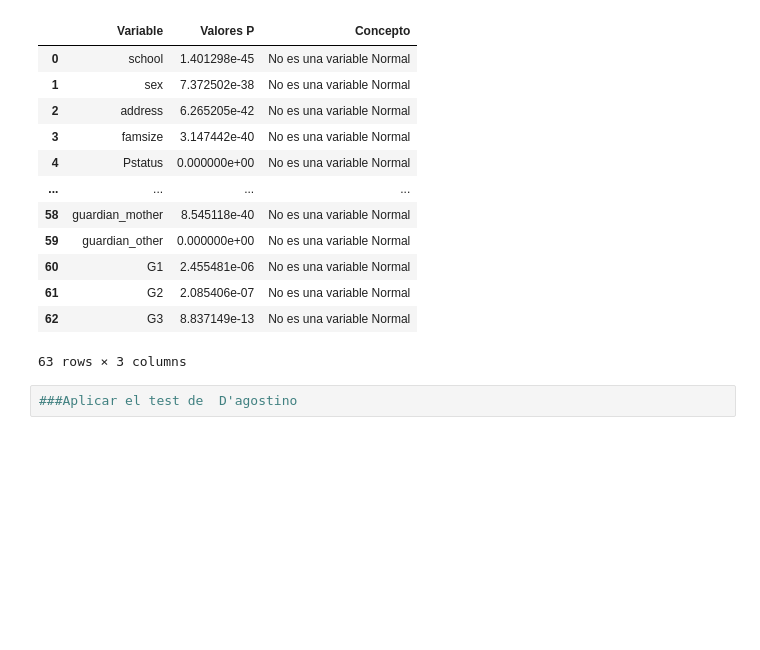
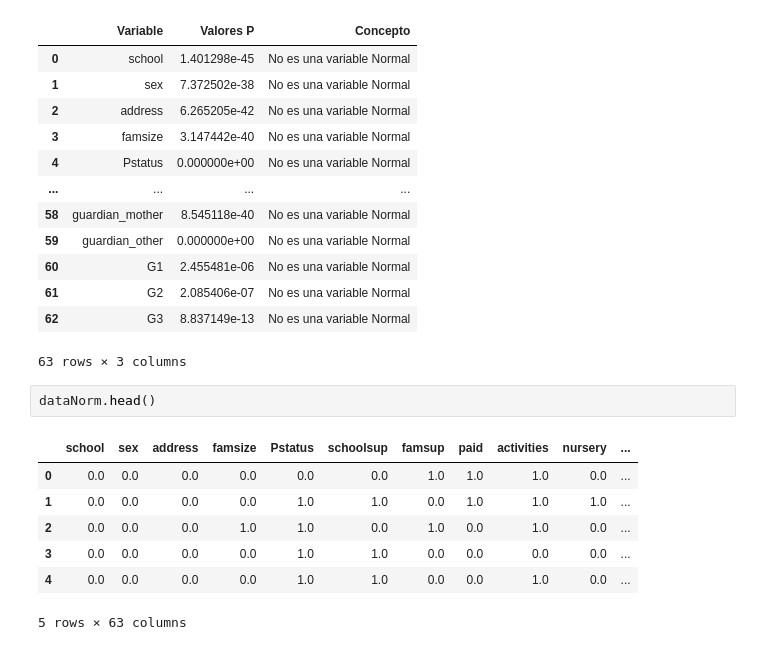
Before and after one commit to brayamrt/DiplomadoPython, a Jupyter notebook: Trabajos/analisis.ipynb, the cells around one changed output. Drawn from its saved outputs; the diff is of its cells as text; blank space fills up the shorter version.

```diff
--- a/Trabajos/analisis.ipynb
+++ b/Trabajos/analisis.ipynb
@@ -273,5 +273,13 @@ testShapiroWilk(datNorm)
 | 61 | G2 | 2.085406e-07 | No es una variable Normal |
 | 62 | G3 | 8.837149e-13 | No es una variable Normal |
 63 rows × 3 columns
-# %%
-###Aplicar el test de  D'agostino
+# %%
+dataNorm.head()
+# %% [output]
+|  | school | sex | address | famsize | Pstatus | schoolsup | famsup | paid | activities | nursery | ... |
+| 0 | 0.0 | 0.0 | 0.0 | 0.0 | 0.0 | 0.0 | 1.0 | 1.0 | 1.0 | 0.0 | ... |
+| 1 | 0.0 | 0.0 | 0.0 | 0.0 | 1.0 | 1.0 | 0.0 | 1.0 | 1.0 | 1.0 | ... |
+| 2 | 0.0 | 0.0 | 0.0 | 1.0 | 1.0 | 0.0 | 1.0 | 0.0 | 1.0 | 0.0 | ... |
+| 3 | 0.0 | 0.0 | 0.0 | 0.0 | 1.0 | 1.0 | 0.0 | 0.0 | 0.0 | 0.0 | ... |
+| 4 | 0.0 | 0.0 | 0.0 | 0.0 | 1.0 | 1.0 | 0.0 | 0.0 | 1.0 | 0.0 | ... |
+5 rows × 63 columns
```
Also changed, not shown: parts of 2 cells of this notebook.
